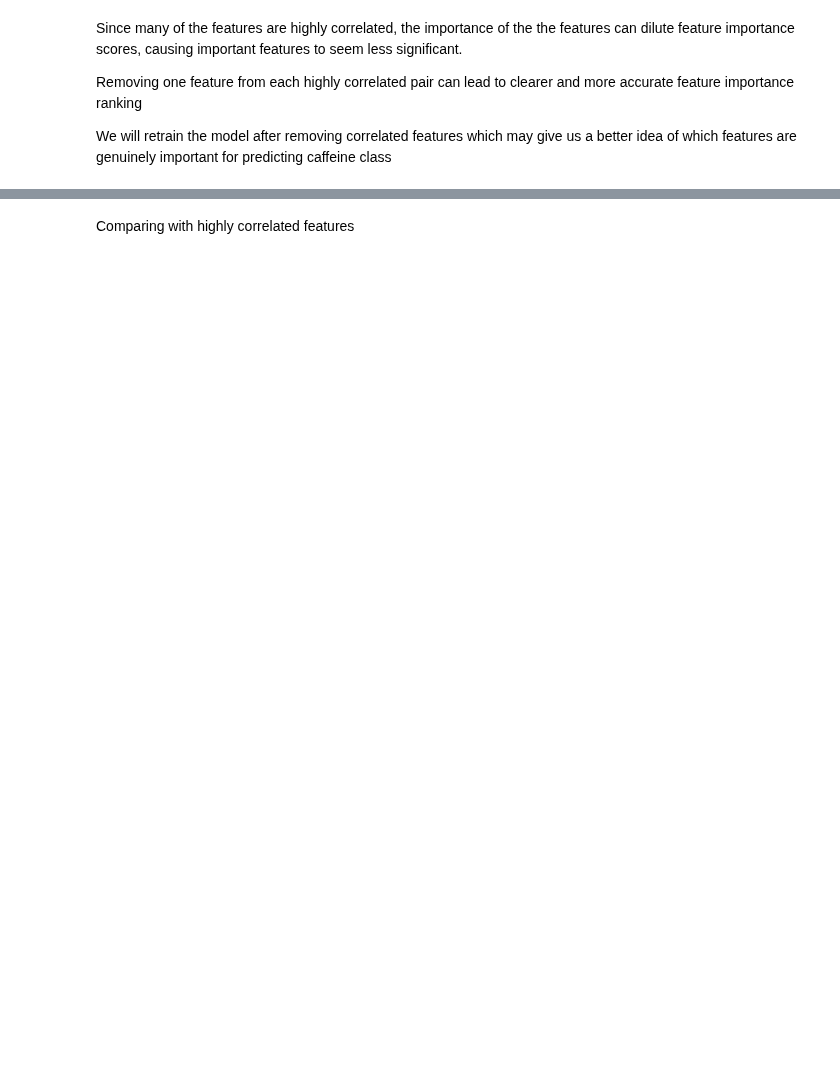
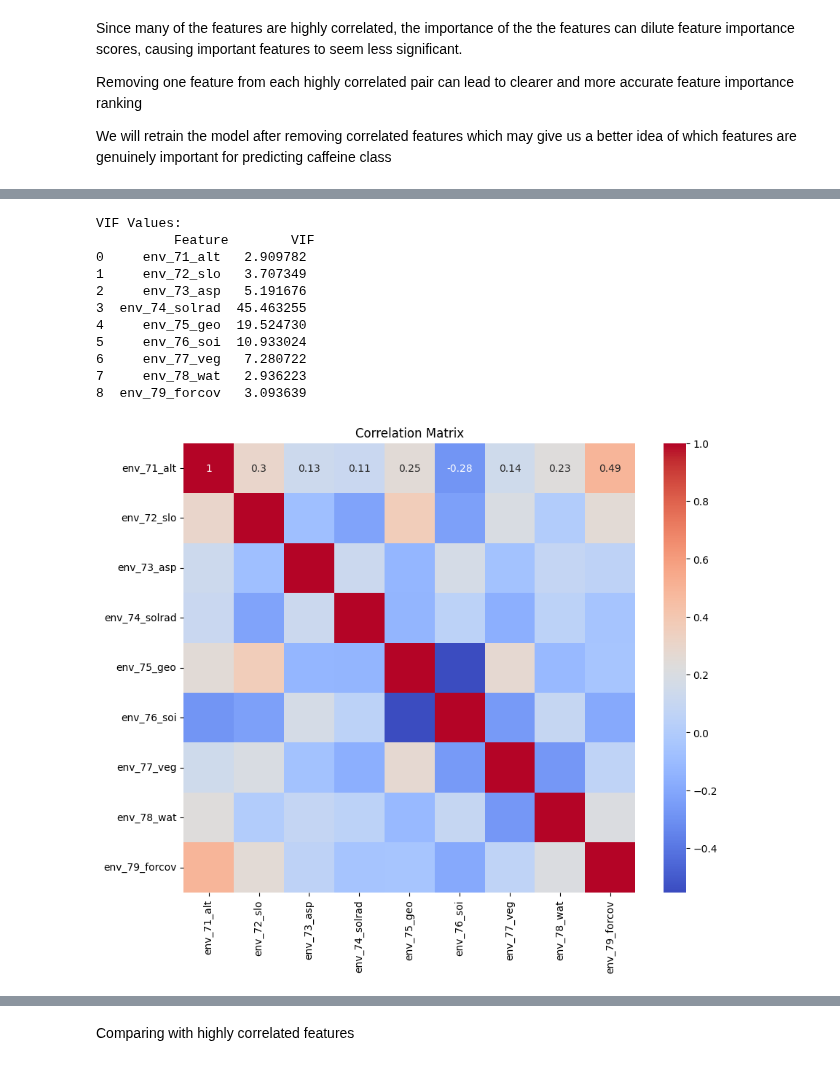
Before and after one commit to tahiri-lab/py_madaclim, a Jupyter notebook: workdir/analysis/bin/attribute_analysis.ipynb, the cells around one changed output, grey strips where cells are left out. Cells and saved outputs as stored; diff of their text form; code cells hidden in the pictures; blank space fills up the shorter version.

```diff
--- a/workdir/analysis/bin/attribute_analysis.ipynb
+++ b/workdir/analysis/bin/attribute_analysis.ipynb
@@ -411,0 +343,39 @@ print(len(inf_vif_features))
+# %%
+import pandas as pd
+from statsmodels.stats.outliers_influence import variance_inflation_factor
+import seaborn as sns
+import matplotlib.pyplot as plt
+
+# Assuming 'df' is your DataFrame containing the predictor variables
+X = coffee_data.drop(columns=['caffeine_class'])  # Assuming caffeine_class is the target variable
+
+# Create a DataFrame to store VIF values
+vif_data = pd.DataFrame()
+vif_data["Feature"] = X.columns
+
+# Calculate VIF for each feature
+vif_data["VIF"] = [variance_inflation_factor(X, i) for i in range(X.shape[1])]
+
+print("VIF Values:\n", vif_data)
+
+# Calculate correlation matrix
+corr_matrix = X.corr()
+
+# Visualize correlation matrix using a heatmap
+plt.figure(figsize=(10, 8))
+sns.heatmap(corr_matrix, annot=True, cmap='coolwarm')
+plt.title('Correlation Matrix')
+plt.show()
+# %% [output]
+VIF Values:
+          Feature        VIF
+0     env_71_alt   2.909782
+1     env_72_slo   3.707349
+2     env_73_asp   5.191676
+3  env_74_solrad  45.463255
+4     env_75_geo  19.524730
+5     env_76_soi  10.933024
+6     env_77_veg   7.280722
+7     env_78_wat   2.936223
+8  env_79_forcov   3.093639
+[figure, added]
```
Also changed, not shown: parts of 23 cells of this notebook, 35 other files.
